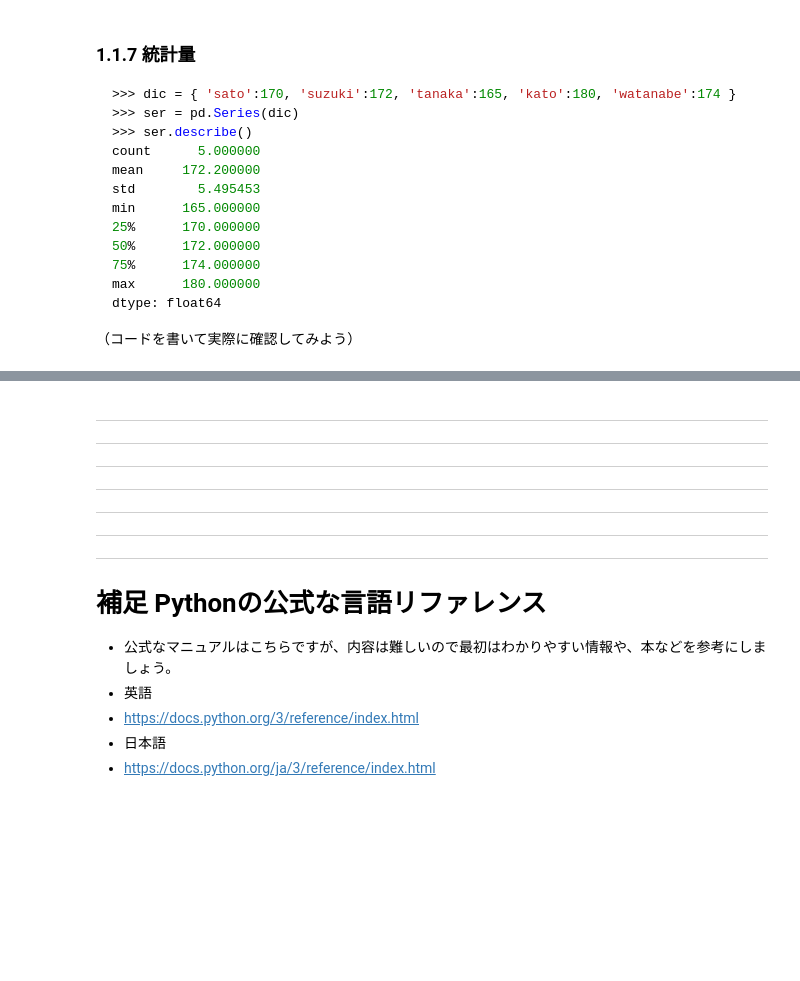
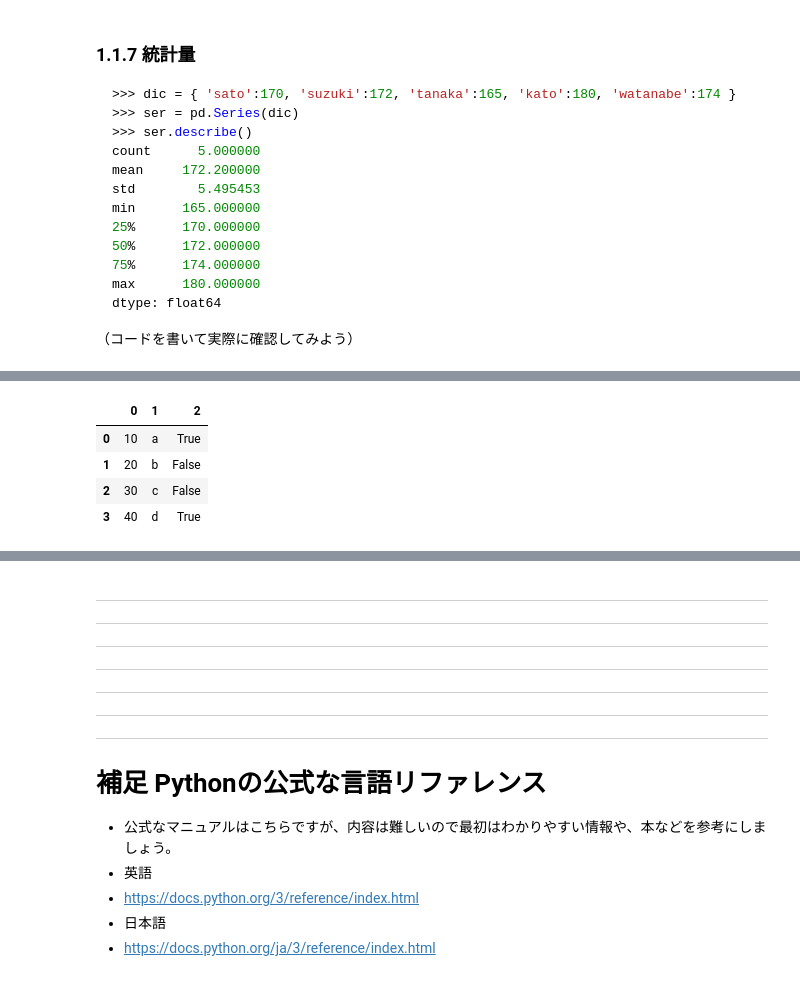
Before and after one commit to abenben/starproject-python, a Jupyter notebook: tutorial07.ipynb, the cells around one changed output, grey strips where cells are left out. Saved outputs shown, nothing was run; the diff lists cells and outputs as text; code cells hidden in the pictures; blank space fills up the shorter version.

```diff
--- a/tutorial07.ipynb
+++ b/tutorial07.ipynb
@@ -447,0 +424,13 @@ dtype: float64
+# %%
+# （ここに記述）
+df = pd.DataFrame([[10, "a", True],
+[20, "b", False,],
+[30, "c", False],
+[40, "d", True]])
+df
+# %% [output]
+|  | 0 | 1 | 2 |
+| 0 | 10 | a | True |
+| 1 | 20 | b | False |
+| 2 | 30 | c | False |
+| 3 | 40 | d | True |
```
Also changed, not shown: parts of 20 cells of this notebook.
